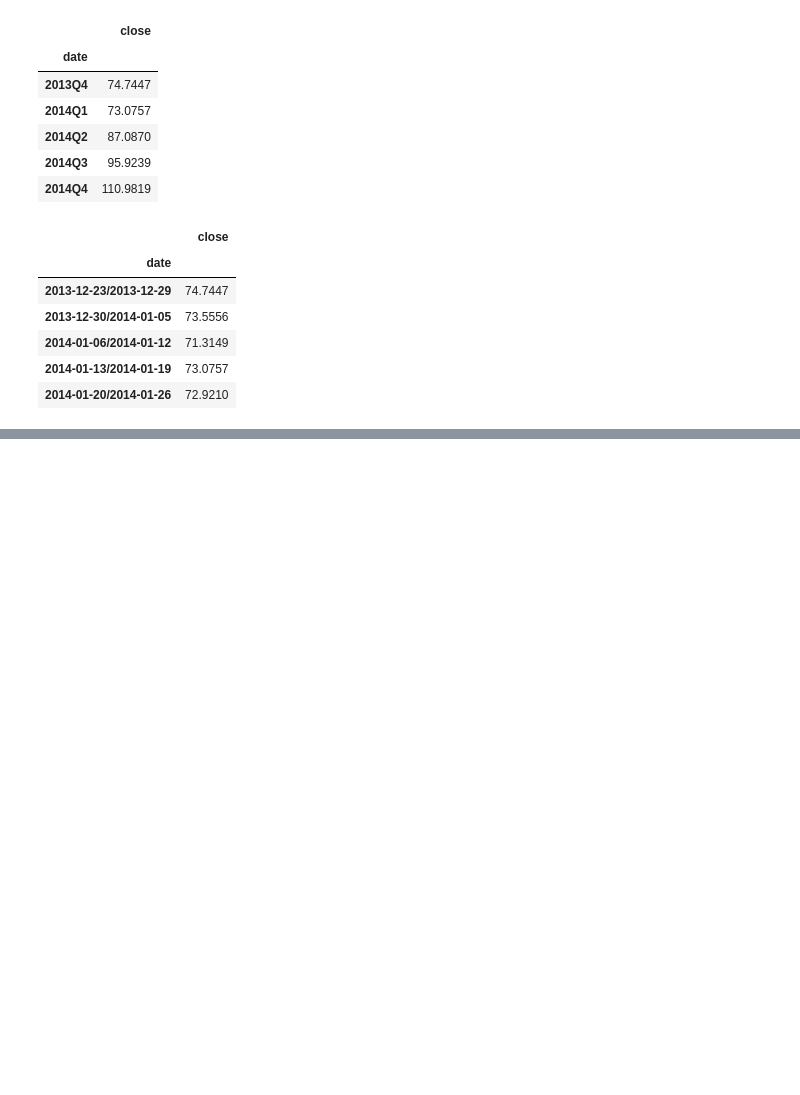
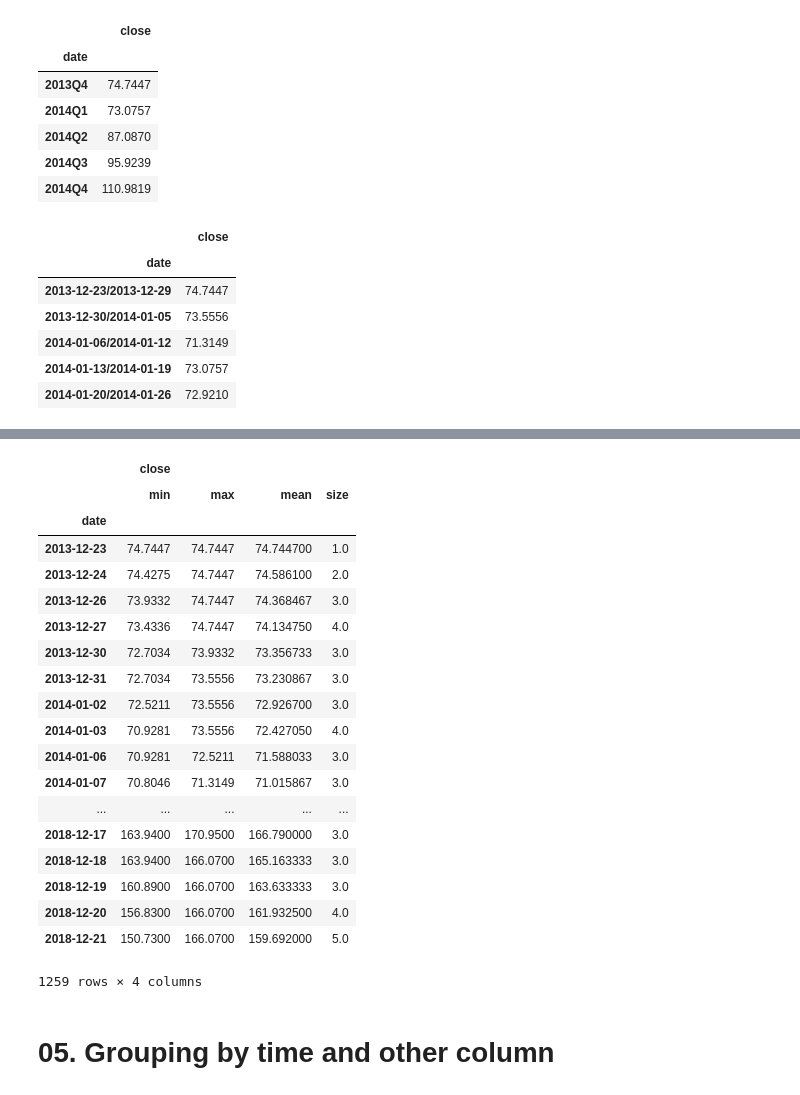
Before and after one commit to estefaniaakers/dunder-data, a Jupyter notebook: dunder-data-bootcamp/04. Time Series/Notes - 04. Time Series.ipynb, the cells around one changed output, grey strips where cells are left out. Saved outputs shown, nothing was run; the diff lists cells and outputs as text; code cells hidden in the pictures; blank space fills up the shorter version.

Commit message:
Notes - 04. Time Series - Done

```diff
--- a/dunder-data-bootcamp/04. Time Series/Notes - 04. Time Series.ipynb
+++ b/dunder-data-bootcamp/04. Time Series/Notes - 04. Time Series.ipynb
@@ -275,0 +331,28 @@ stocks.resample('W', kind='period').agg({'close':'max'}).head()
+# %%
+# you can use rolling with offset alias
+#datetime need to be in the index
+# the size is about the days now, so a size 5 would be a Friday and a size 1 would be a Monday
+stocks.rolling('5D').agg({'close':['min','max', 'mean', np.size]})
+# %% [output]
+|  | close |  |  |  |
+|  | min | max | mean | size |
+| date |  |  |  |  |
+| 2013-12-23 | 74.7447 | 74.7447 | 74.744700 | 1.0 |
+| 2013-12-24 | 74.4275 | 74.7447 | 74.586100 | 2.0 |
+| 2013-12-26 | 73.9332 | 74.7447 | 74.368467 | 3.0 |
+| 2013-12-27 | 73.4336 | 74.7447 | 74.134750 | 4.0 |
+| 2013-12-30 | 72.7034 | 73.9332 | 73.356733 | 3.0 |
+| 2013-12-31 | 72.7034 | 73.5556 | 73.230867 | 3.0 |
+| 2014-01-02 | 72.5211 | 73.5556 | 72.926700 | 3.0 |
+| 2014-01-03 | 70.9281 | 73.5556 | 72.427050 | 4.0 |
+| 2014-01-06 | 70.9281 | 72.5211 | 71.588033 | 3.0 |
+| 2014-01-07 | 70.8046 | 71.3149 | 71.015867 | 3.0 |
+| ... | ... | ... | ... | ... |
+| 2018-12-17 | 163.9400 | 170.9500 | 166.790000 | 3.0 |
+| 2018-12-18 | 163.9400 | 166.0700 | 165.163333 | 3.0 |
+| 2018-12-19 | 160.8900 | 166.0700 | 163.633333 | 3.0 |
+| 2018-12-20 | 156.8300 | 166.0700 | 161.932500 | 4.0 |
+| 2018-12-21 | 150.7300 | 166.0700 | 159.692000 | 5.0 |
+1259 rows × 4 columns
+# %% [markdown]
+# 05. Grouping by time and other column
```
Also changed, not shown: parts of 14 cells of this notebook.
